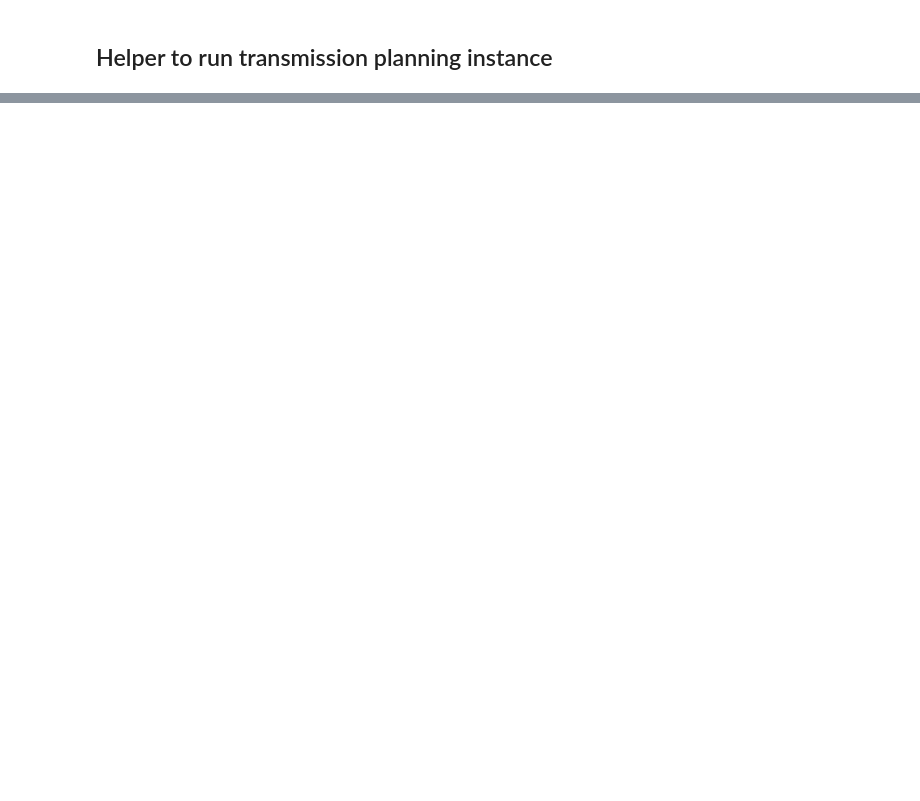
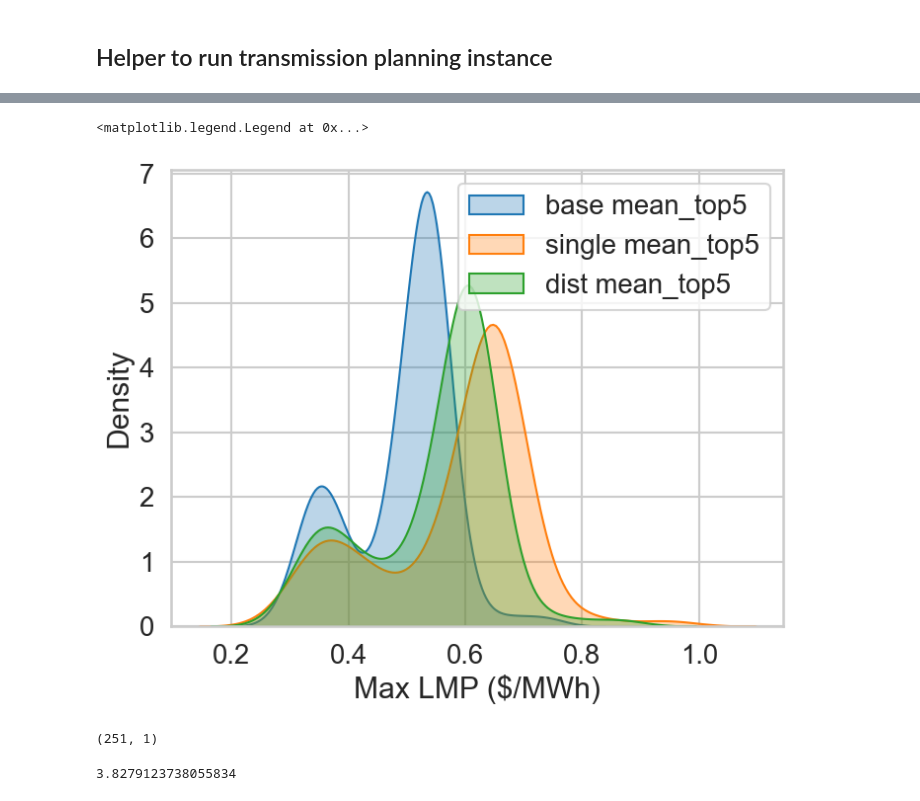
Before and after one commit to llanoajm/zap, a Jupyter notebook: development/transmission_lever_exps.ipynb, the cells around one changed output, grey strips where cells are left out. Drawn from its saved outputs; the diff is of its cells as text; code cells hidden in the pictures; blank space fills up the shorter version.

```diff
--- a/development/transmission_lever_exps.ipynb
+++ b/development/transmission_lever_exps.ipynb
@@ -277,0 +462,14 @@ planning_devices[3].nominal_capacity.squeeze(1).shape
+# %%
+metric = "mean_top5"
+sns.set_palette('tab10')
+sns.set_style("whitegrid")
+sns.set_context("talk", font_scale=1.2)
+plt.figure(figsize=(8,6))
+sns.kdeplot(base_stats["mean_top5"], label="base "+metric, fill=True, alpha=0.3)
+sns.kdeplot(single_stats["mean_top5"], label="single "+metric, fill=True, alpha=0.3)
+sns.kdeplot(dist_stats["mean_top5"], label="dist "+metric, fill=True, alpha=0.3)
+plt.xlabel("Max LMP ($/MWh)")
+plt.legend()
+# %% [output]
+<matplotlib.legend.Legend at 0x...>
+[figure, added]
@@ -277,0 +480,8 @@ planning_devices[3].nominal_capacity.squeeze(1).shape
+# %%
+line_diff.shape
+# %% [output]
+(251, 1)
+# %%
+np.sum(line_diff)
+# %% [output]
+3.8279123738055834
```
Also changed, not shown: parts of 29 cells of this notebook, 1 other file.
